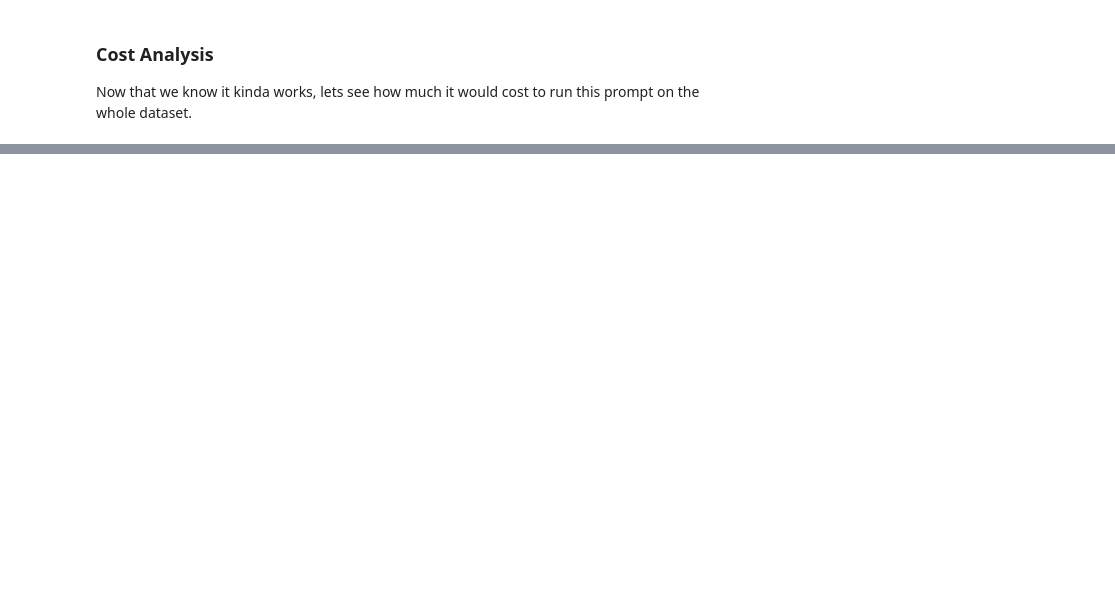
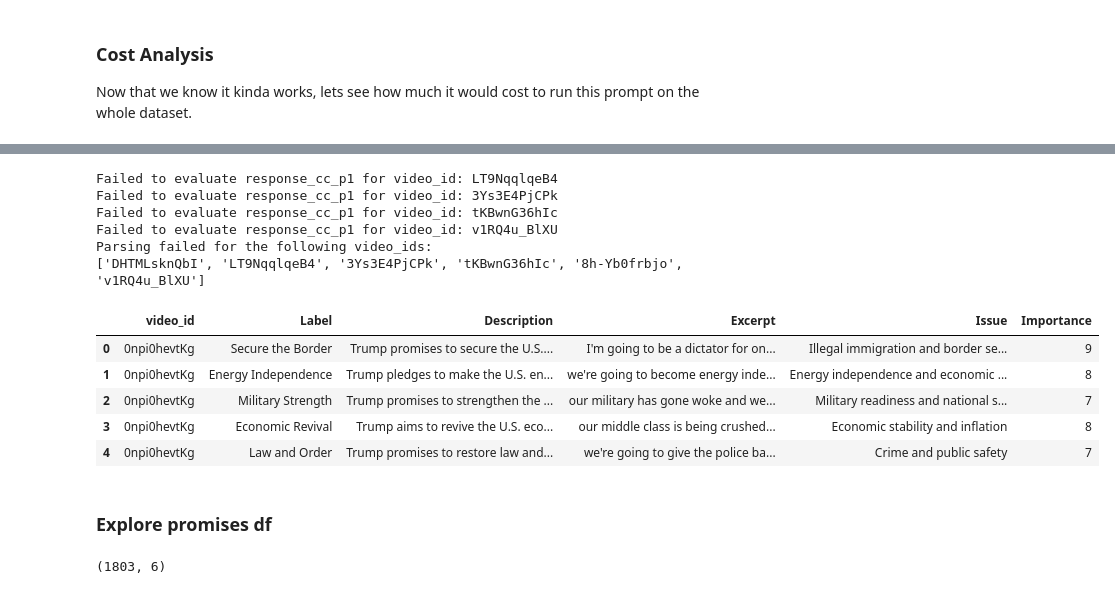
Before and after one commit to TimothyDorr95/TrumpCampaignPromises, a Jupyter notebook: Data_Getter.ipynb, the cells around one changed output, grey strips where cells are left out. Saved outputs shown, nothing was run; the diff lists cells and outputs as text; code cells hidden in the pictures; blank space fills up the shorter version.

```diff
--- a/Data_Getter.ipynb
+++ b/Data_Getter.ipynb
@@ -882,0 +1002,2 @@ Now that we know it kinda works, lets see how much it would cost to run this pro
+# %%
+df_issues['presonse_cc_p1.5'] = df_issues['text_cc'].progress_apply(lambda x: ask_gpt(prompt_campaing_promises.format(transcript = x), model = "gpt-4o", response_format = response_format_promises))
@@ -882,0 +1010,53 @@ Now that we know it kinda works, lets see how much it would cost to run this pro
+# %%
+failed_video_ids_2 = []
+
+def flatten_promises(row):
+    video_id = row['video_id']
+
+    try:
+        data_dict = ast.literal_eval(row['presonse_cc_p1.5'])
+    except (ValueError, SyntaxError):
+        print(f"Failed to evaluate response_cc_p1 for video_id: {video_id}")
+        failed_video_ids_2.append(video_id)
+        return []  # Skip this row
+
+    flattened_rows = []
+    for promise_key, promise_values in data_dict.items():
+        flattened_rows.append({
+            'video_id': video_id,
+            'Label': promise_values['Label'],
+            'Description': promise_values['Description'],
+            'Excerpt': promise_values['Excerpt'],
+            'Issue': promise_values['Issue'],
+            'Importance': promise_values['Importance']
+        })
+    return flattened_rows
+# %%
+# Apply to all rows and flatten the result
+flattened_data_2 = []
+for _, row in df_issues.iterrows():
+    flattened_data_2.extend(flatten_promises(row))
+
+# Create the new DataFrame
+promises_df_2 = pd.DataFrame(flattened_data)
+
+# Show the failed video IDs, if any
+if failed_video_ids:
+    print("Parsing failed for the following video_ids:")
+    print(failed_video_ids)
+
+# Display the new DataFrame
+promises_df_2.head()
+# %% [output]
+Failed to evaluate response_cc_p1 for video_id: LT9NqqlqeB4
+Failed to evaluate response_cc_p1 for video_id: 3Ys3E4PjCPk
+Failed to evaluate response_cc_p1 for video_id: tKBwnG36hIc
+Failed to evaluate response_cc_p1 for video_id: v1RQ4u_BlXU
+Parsing failed for the following video_ids:
+['DHTMLsknQbI', 'LT9NqqlqeB4', '3Ys3E4PjCPk', 'tKBwnG36hIc', '8h-Yb0frbjo', 'v1RQ4u_BlXU']
+|  | video_id | Label | Description | Excerpt | Issue | Importance |
+| 0 | 0npi0hevtKg | Secure the Border | Trump promises to secure the U.S.... | I'm going to be a dictator for on... | Illegal immigration and border se... | 9 |
+| 1 | 0npi0hevtKg | Energy Independence | Trump pledges to make the U.S. en... | we're going to become energy inde... | Energy independence and economic ... | 8 |
+| 2 | 0npi0hevtKg | Military Strength | Trump promises to strengthen the ... | our military has gone woke and we... | Military readiness and national s... | 7 |
+| 3 | 0npi0hevtKg | Economic Revival | Trump aims to revive the U.S. eco... | our middle class is being crushed... | Economic stability and inflation | 8 |
+| 4 | 0npi0hevtKg | Law and Order | Trump promises to restore law and... | we're going to give the police ba... | Crime and public safety | 7 |
@@ -882,0 +1070,6 @@ Now that we know it kinda works, lets see how much it would cost to run this pro
+# %% [markdown]
+### Explore promises df
+# %%
+promises_df.shape
+# %% [output]
+(1803, 6)
```
Also changed, not shown: parts of 56 cells of this notebook, 3 other files.
